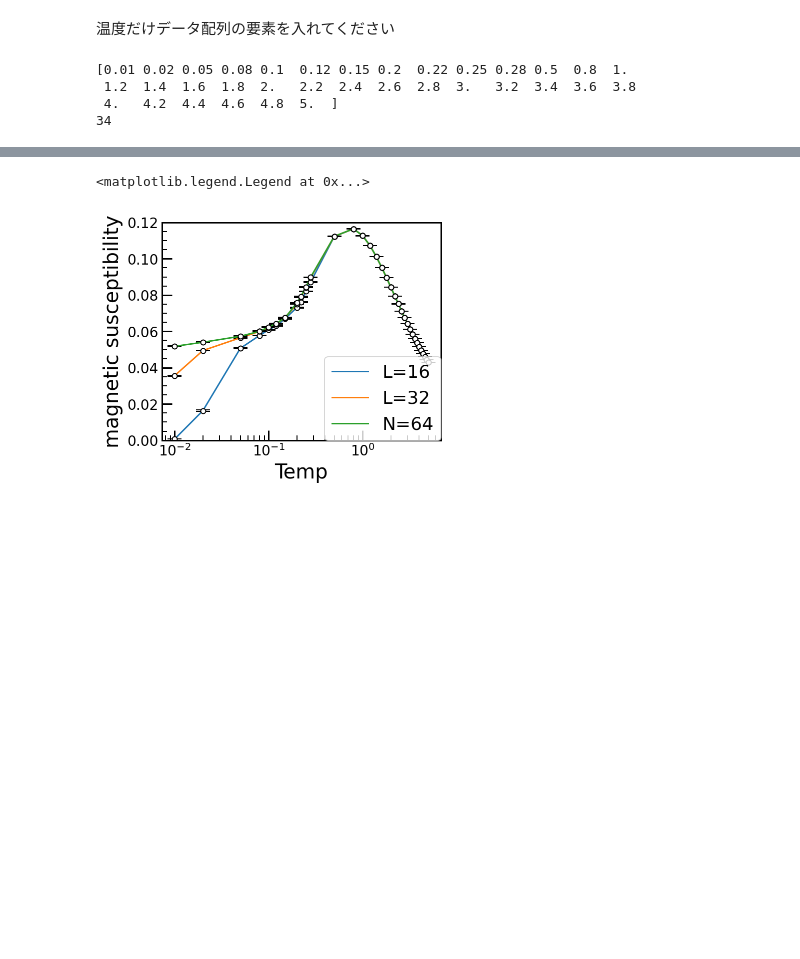
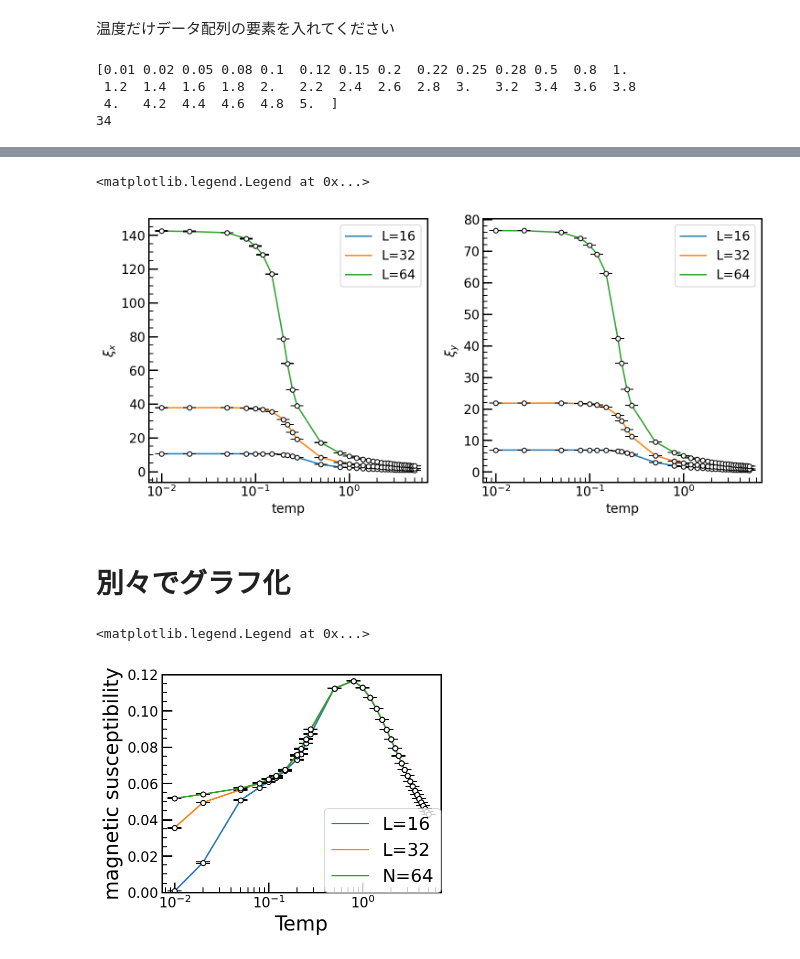
Before and after one commit to Taiga-U/bug-free-umbrella, a Jupyter notebook: makegraphs2.ipynb, the cells around one changed output, grey strips where cells are left out. Drawn from its saved outputs; the diff is of its cells as text; code cells hidden in the pictures; blank space fills up the shorter version.

```diff
--- a/makegraphs2.ipynb
+++ b/makegraphs2.ipynb
@@ -191,3 +309,42 @@ plt.legend(loc=4, borderaxespad=0, fontsize=18)
+# %%
+fig = plt.figure(figsize=(12,18))
+gyou = 3
+retsu = 2
+
+
+ax1 = fig.add_subplot(gyou,retsu,1)
+ax1.plot(temp, correlation_length_x16,label="L=16")
+ax1.plot(temp, correlation_length_x32,label="L=32")
+ax1.plot(temp, correlation_length_x64,label="L=64")
+ax1.errorbar(temp,correlation_length_x16,yerr=correlation_length_x_err16,capsize=7,fmt='o', markersize=5, ecolor='black', markeredgecolor = "black", color='w')
+ax1.errorbar(temp,correlation_length_x32,yerr=correlation_length_x_err32,capsize=7,fmt='o', markersize=5, ecolor='black', markeredgecolor = "black", color='w')
+ax1.errorbar(temp,correlation_length_x64,yerr=correlation_length_x_err64,capsize=7,fmt='o', markersize=5, ecolor='black', markeredgecolor = "black", color='w')
+ax1.set_ylabel("$\\xi_x$")
+ax1.set_xlabel("temp")
+ax1.set_xscale("log")
+ax1.legend(loc=1)
+
+ax2 = fig.add_subplot(gyou,retsu,2)
+ax2.plot(temp, correlation_length_y16,label="L=16")
+ax2.plot(temp, correlation_length_y32,label="L=32")
+ax2.plot(temp, correlation_length_y64,label="L=64")
+ax2.errorbar(temp,correlation_length_y16,yerr=correlation_length_y_err16,capsize=7,fmt='o', markersize=5, ecolor='black', markeredgecolor = "black", color='w')
+ax2.errorbar(temp,correlation_length_y32,yerr=correlation_length_y_err32,capsize=7,fmt='o', markersize=5, ecolor='black', markeredgecolor = "black", color='w')
+ax2.errorbar(temp,correlation_length_y64,yerr=correlation_length_y_err64,capsize=7,fmt='o', markersize=5, ecolor='black', markeredgecolor = "black", color='w')
+ax2.set_ylabel("$\\xi_y$")
+ax2.set_xlabel("temp")
+ax2.set_xscale("log")
+ax2.legend(loc=1)
+
+# ax3 = fig.add_subplot(gyou,retsu,3)
+# N = {64*32, 32*16, 16*8}
+# S = {static_S64[0],static_S32[0],static_S16[0]}
+# ax3.plot(1/N,S/N)
+# %% [output]
+<matplotlib.legend.Legend at 0x...>
+[figure, added]
+# %% [markdown]
+# **別々でグラフ化**
 # %%
 x = temp
 plt.figure(figsize=(lx_graph,ly_graph))
```
Also changed, not shown: parts of 4 cells of this notebook.
